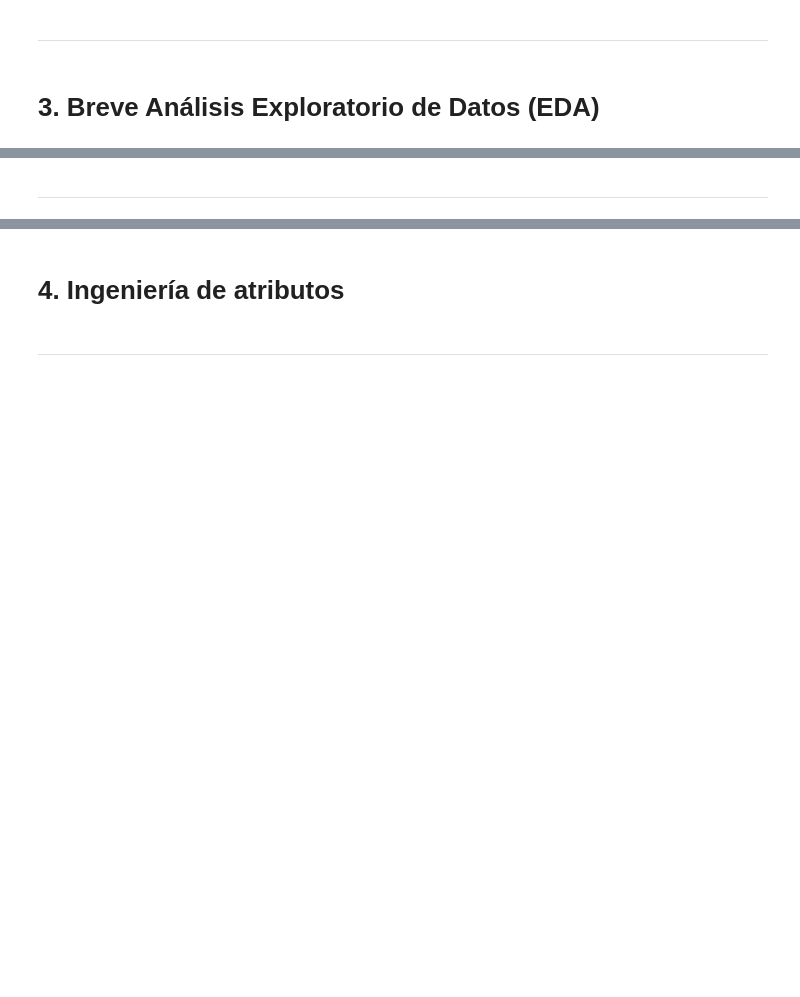
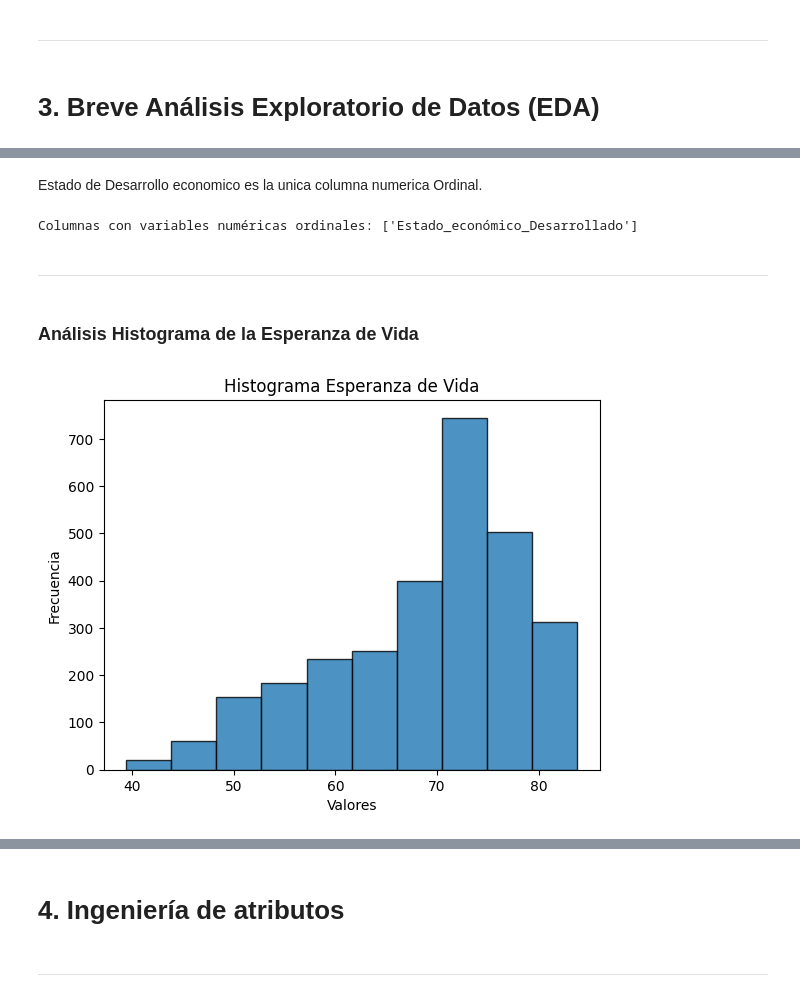
Before and after one commit to JuanPabloFerreras/ProyectoFinalDS, a Jupyter notebook: Proyecto_Final_JuanPablo_Ferreras.ipynb, the cells around one changed output, grey strips where cells are left out. Saved outputs shown, nothing was run; the diff lists cells and outputs as text; code cells hidden in the pictures; blank space fills up the shorter version.

```diff
--- a/Proyecto_Final_JuanPablo_Ferreras.ipynb
+++ b/Proyecto_Final_JuanPablo_Ferreras.ipynb
@@ -55,0 +71,3 @@ El conjunto de datos pretende responder a las siguientes preguntas clave:
+# %%
+df = pd.read_csv('/content/drive/MyDrive/DATA SCIENCE CODERHOUSE/Life-Expectancy-Data-Updated.csv', sep = ',')
+df
@@ -55,0 +134,26 @@ El conjunto de datos pretende responder a las siguientes preguntas clave:
+# %%
+#Para una mejor comprensión del usuario vamos a traducir los nombres de las columnas
+nombres_traducidos = {
+    'Country': 'País',
+    'Region': 'Región',
+    'Year': 'Año',
+    'Infant_deaths': 'Muertes_infantiles',
+    'Under_five_deaths': 'Muertes_menores_cinco_años',
+    'Adult_mortality': 'Mortalidad_adultos',
+    'Alcohol_consumption': 'Consumo_alcohol',
+    'Hepatitis_B': 'Hepatitis_B',
+    'Measles': 'Sarampión',
+    'BMI': 'IMC',
+    'Polio': 'Poliomielitis',
+    'Diphtheria': 'Difteria',
+    'Incidents_HIV': 'Casos_VIH',
+    'GDP_per_capita': 'PIB_per_cápita',
+    'Population_mln': 'Población_millones',
+    'Thinness_ten_nineteen_years': 'Delgadez_diez_diecinueve_años',
+    'Thinness_five_nine_years': 'Delgadez_cinco_nueve_años',
+    'Schooling': 'Escolaridad',
+    'Economy_status_Developed': 'Estado_económico_Desarrollado',
+    'Economy_status_Developing': 'Estado_económico_En_desarrollo',
+    'Life_expectancy': 'Esperanza_vida'
+}
+df = df.rename(columns=nombres_traducidos)
@@ -56,4 +250,33 @@ El conjunto de datos pretende responder a las siguientes preguntas clave:
+# %% [markdown]
+Estado de Desarrollo economico es la unica columna numerica Ordinal.
+# %%
+columnas_ordinales = []
+
+for columna in df.columns:
+    valores_unicos = df[columna].unique()
+    if all(valores_unicos == sorted(valores_unicos)):
+        columnas_ordinales.append(columna)
+print("Columnas con variables numéricas ordinales:", columnas_ordinales)
+# %% [output]
+Columnas con variables numéricas ordinales: ['Estado_económico_Desarrollado']
 # %% [markdown]
 
 
 ---
+# %% [markdown]
+###  Análisis Histograma de la Esperanza de Vida
+# %%
+df_edv = df[['Esperanza_vida']]
+
+# Crear un histograma
+plt.hist(df_edv, bins=10, edgecolor='black', alpha=0.8)
+
+# Personalizar el histograma
+plt.title('Histograma Esperanza de Vida')
+plt.xlabel('Valores')
+plt.ylabel('Frecuencia')
+
+# Mostrar el histograma
+plt.show()
+# %% [output]
+[figure, added]
```
Also changed, not shown: parts of 24 cells of this notebook.
